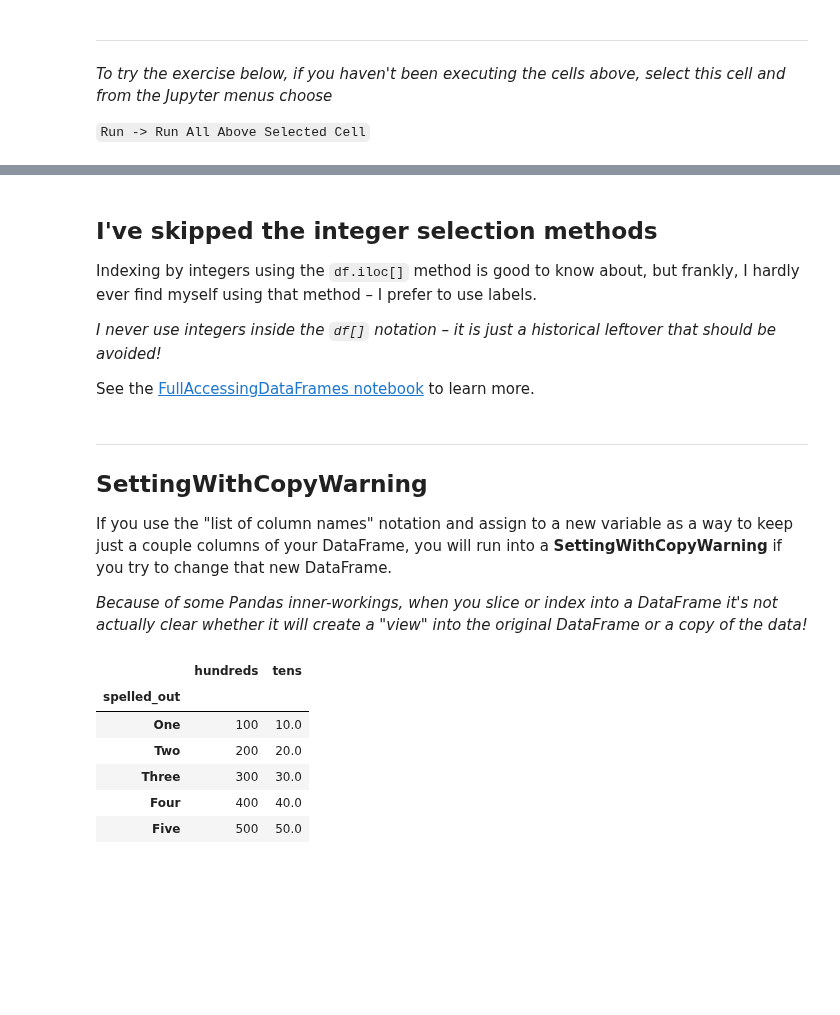
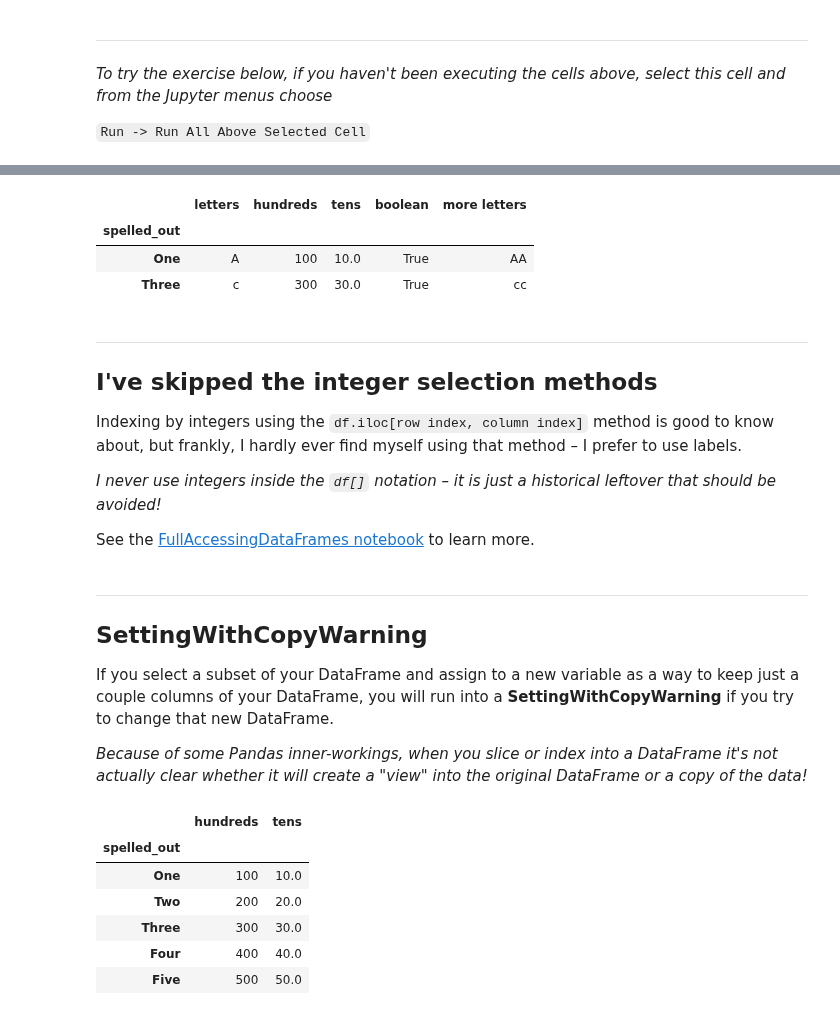
Before and after one commit to emonson/pandas-jupyterlab, a Jupyter notebook: DataFrameAccess.ipynb, the cells around one changed output, grey strips where cells are left out. Saved outputs shown, nothing was run; the diff lists cells and outputs as text; code cells hidden in the pictures; blank space fills up the shorter version.

Commit message:
cleaning data access and changing some new defaults in Pandas 1.0.3 for nuisance columns

```diff
--- a/DataFrameAccess.ipynb
+++ b/DataFrameAccess.ipynb
@@ -300,7 +391,16 @@ df2.loc[df2['tens']<35,:]
+# %%
+df2.query("tens < 35 and boolean == True")
+# %% [output]
+|  | letters | hundreds | tens | boolean | more letters |
+| spelled_out |  |  |  |  |  |
+| One | A | 100 | 10.0 | True | AA |
+| Three | c | 300 | 30.0 | True | cc |
 # %% [markdown]
+---
+
 ## I've skipped the integer selection methods
 
-Indexing by integers using the `df.iloc[]` method is good to know about, but frankly, I hardly ever find myself using that method – I prefer to use labels.
+Indexing by integers using the `df.iloc[row index, column index]` method is good to know about, but frankly, I hardly ever find myself using that method – I prefer to use labels.
 
 *I never use integers inside the `df[]` notation – it is just a historical leftover that should be avoided!*
 
@@ -310,7 +410,7 @@ See the [FullAccessingDataFrames notebook](FullAccessingDataFrames.ipynb) to lea
 
 ## SettingWithCopyWarning
 
-If you use the "list of column names" notation and assign to a new variable as a way to keep just a couple columns of your DataFrame, you will run into a **SettingWithCopyWarning** if you try to change that new DataFrame.
+If you select a subset of your DataFrame and assign to a new variable as a way to keep just a couple columns of your DataFrame, you will run into a **SettingWithCopyWarning** if you try to change that new DataFrame.
 
 *Because of some Pandas inner-workings, when you slice or index into a DataFrame it's not actually clear whether it will create a "view" into the original DataFrame or a copy of the data!*
 # %%
```
Also changed, not shown: parts of 38 cells of this notebook, 3 other files.
